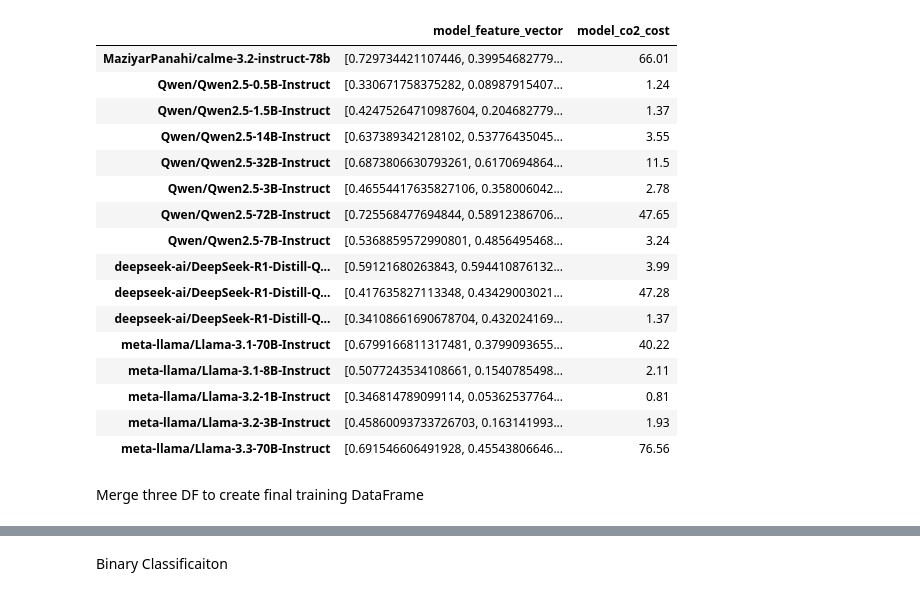
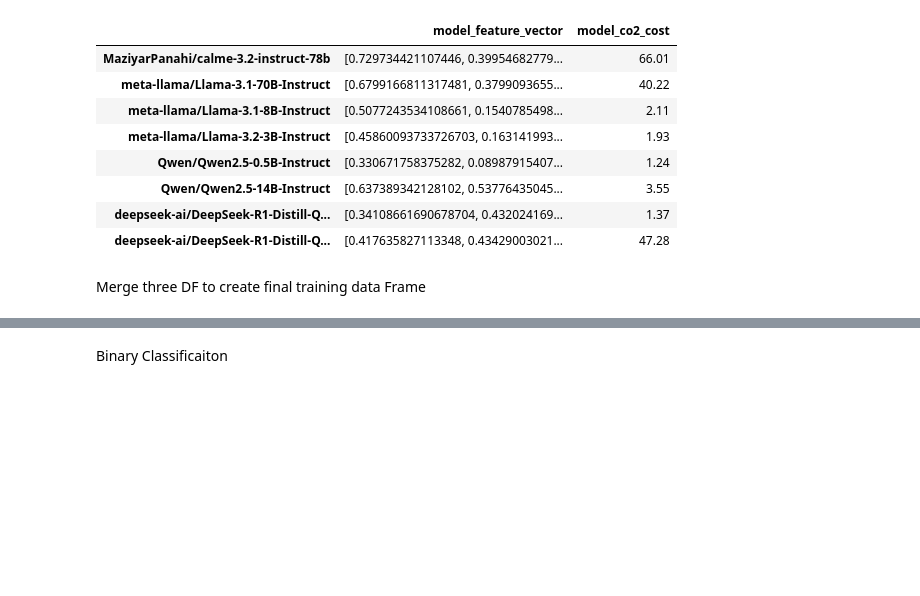
Before and after one commit to Yide-Song2025/AR-LLM, a Jupyter notebook: router.ipynb, the cells around one changed output, grey strips where cells are left out. Cells and saved outputs as stored; diff of their text form; code cells hidden in the pictures; blank space fills up the shorter version.

```diff
--- a/router.ipynb
+++ b/router.ipynb
@@ -106,34 +99,17 @@ query_id_model_correct_df
 # %%
-# Build model embedding + co2_cost dataframe from the embedding JSON and seen_models info
-model_emb_records = []
-for model_name in seen_models:
-    if model_name in model_embeddings_raw:
-        model_emb_records.append({
-            "model_name": model_name,
-            "model_embedding": model_embeddings_raw[model_name],
-            "model_co2_cost": model_info.loc[model_name, "co2_cost"],
-        })
-
-model_embedding_cost_df = pd.DataFrame(model_emb_records).set_index("model_name")
-model_embedding_cost_df
+model_info_feature_cost = model_info[['feature_vector', 'co2_cost']]
+model_info_feature_cost = model_info_feature_cost.rename(columns={"feature_vector": "model_feature_vector", "co2_cost": "model_co2_cost"})
+model_info_feature_cost
 # %% [output]
 |  | model_feature_vector | model_co2_cost |
 | MaziyarPanahi/calme-3.2-instruct-78b | [0.729734421107446, 0.39954682779... | 66.01 |
-| Qwen/Qwen2.5-0.5B-Instruct | [0.330671758375282, 0.08987915407... | 1.24 |
-| Qwen/Qwen2.5-1.5B-Instruct | [0.42475264710987604, 0.204682779... | 1.37 |
-| Qwen/Qwen2.5-14B-Instruct | [0.637389342128102, 0.53776435045... | 3.55 |
-| Qwen/Qwen2.5-32B-Instruct | [0.6873806630793261, 0.6170694864... | 11.5 |
-| Qwen/Qwen2.5-3B-Instruct | [0.46554417635827106, 0.358006042... | 2.78 |
-| Qwen/Qwen2.5-72B-Instruct | [0.725568477694844, 0.58912386706... | 47.65 |
-| Qwen/Qwen2.5-7B-Instruct | [0.5368859572990801, 0.4856495468... | 3.24 |
-| deepseek-ai/DeepSeek-R1-Distill-Q... | [0.59121680263843, 0.594410876132... | 3.99 |
-| deepseek-ai/DeepSeek-R1-Distill-Q... | [0.417635827113348, 0.43429003021... | 47.28 |
-| deepseek-ai/DeepSeek-R1-Distill-Q... | [0.34108661690678704, 0.432024169... | 1.37 |
 | meta-llama/Llama-3.1-70B-Instruct | [0.6799166811317481, 0.3799093655... | 40.22 |
 | meta-llama/Llama-3.1-8B-Instruct | [0.5077243534108661, 0.1540785498... | 2.11 |
-| meta-llama/Llama-3.2-1B-Instruct | [0.346814789099114, 0.05362537764... | 0.81 |
 | meta-llama/Llama-3.2-3B-Instruct | [0.45860093733726703, 0.163141993... | 1.93 |
-| meta-llama/Llama-3.3-70B-Instruct | [0.691546606491928, 0.45543806646... | 76.56 |
+| Qwen/Qwen2.5-0.5B-Instruct | [0.330671758375282, 0.08987915407... | 1.24 |
+| Qwen/Qwen2.5-14B-Instruct | [0.637389342128102, 0.53776435045... | 3.55 |
+| deepseek-ai/DeepSeek-R1-Distill-Q... | [0.34108661690678704, 0.432024169... | 1.37 |
+| deepseek-ai/DeepSeek-R1-Distill-Q... | [0.417635827113348, 0.43429003021... | 47.28 |
 # %% [markdown]
-Merge three DF to create final training DataFrame
+Merge three DF to create final training data Frame
 # %%
```
Also changed, not shown: parts of 30 cells of this notebook, 7 other files.
